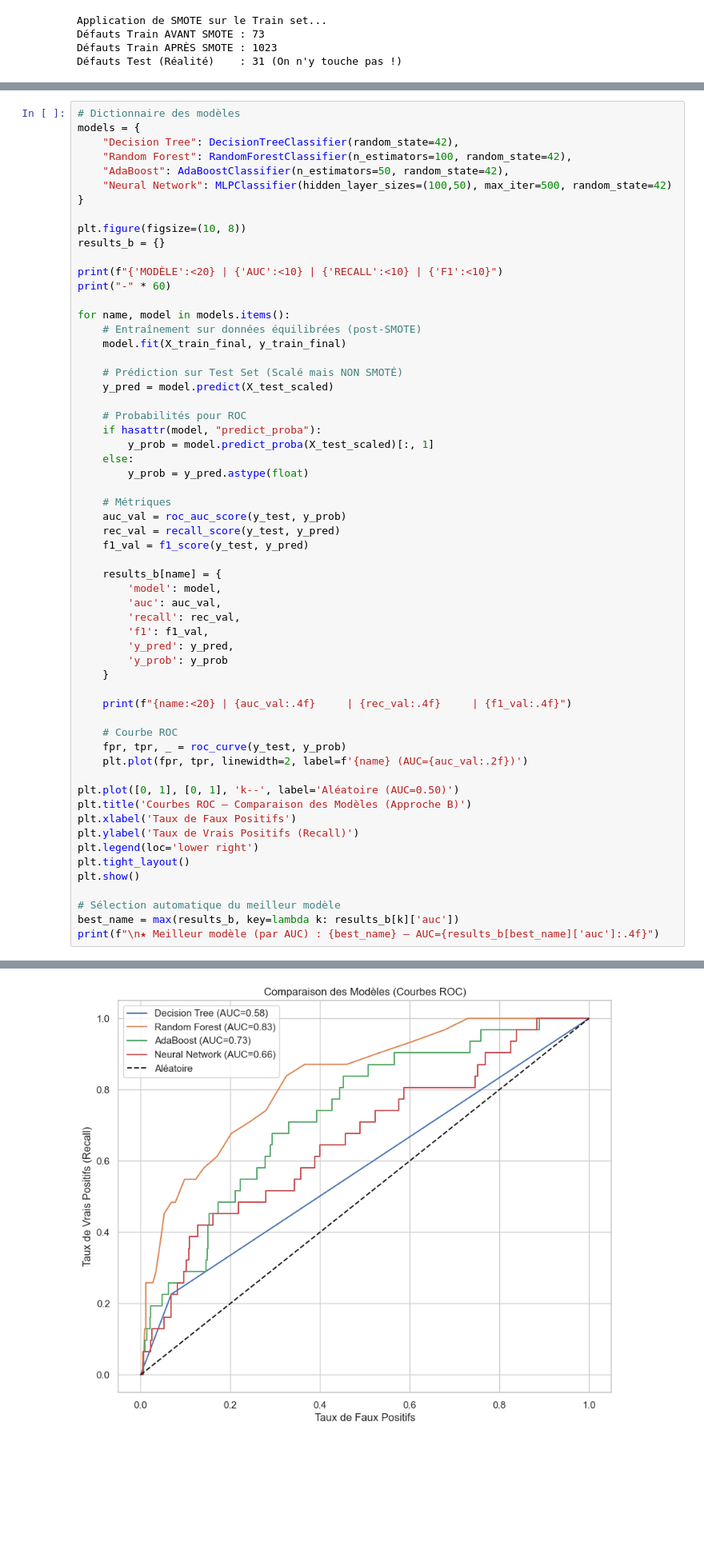
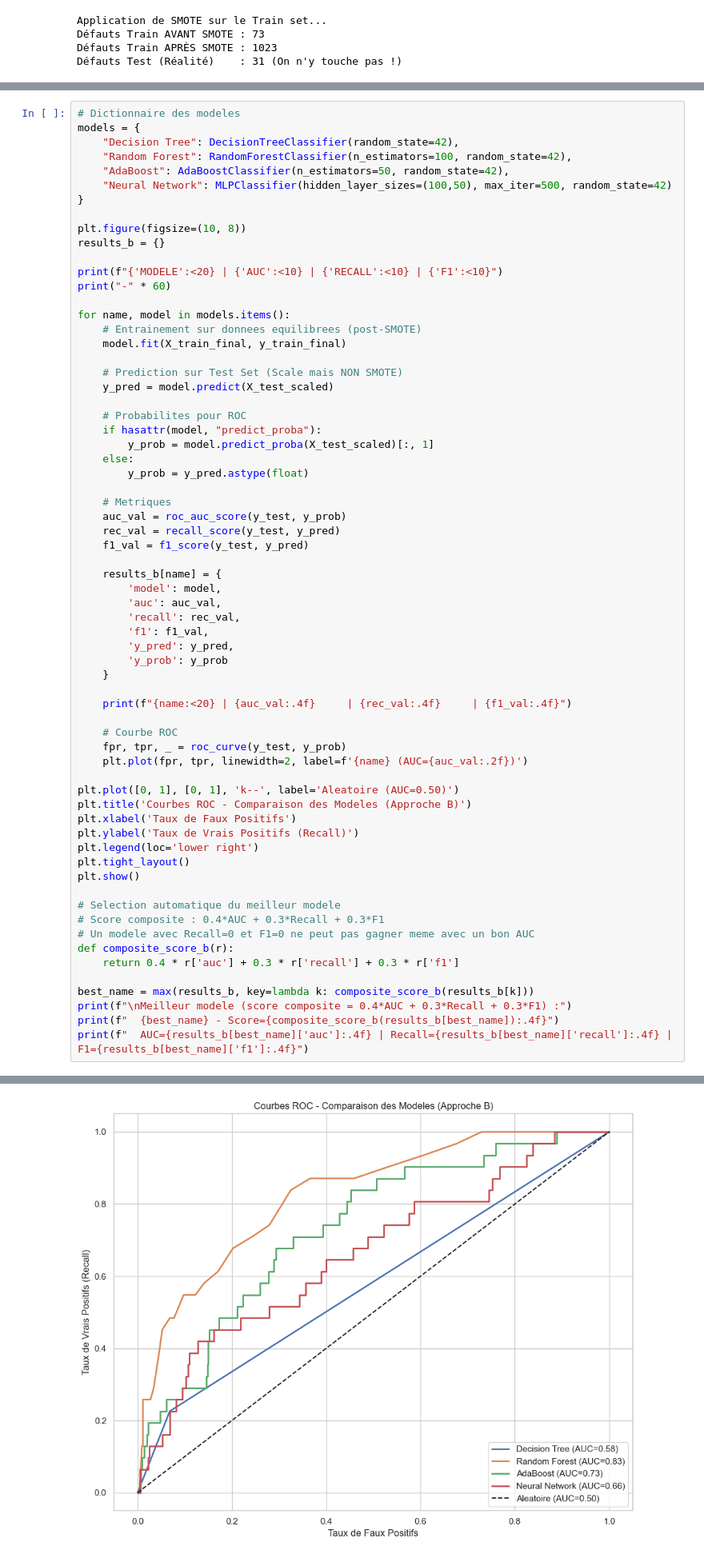
Before and after one commit to Othmane197/TP-Machine-Learning-SECOM, a Jupyter notebook: SplitB.ipynb, the cells around one changed output, grey strips where cells are left out. Shown at 80% size. Saved outputs shown, nothing was run; the diff lists cells and outputs as text; blank space fills up the shorter version.

```diff
--- a/SplitB.ipynb
+++ b/SplitB.ipynb
@@ -109,7 +109,7 @@ Défauts Test (Réalité)    : 31 (On n'y touche pas !)
 
 On entraîne les 4 modèles sur les données équilibrées (post-SMOTE) et on évalue sur le test set (scalé mais **non** SMOTÉ).
 # %%
-# Dictionnaire des modèles
+# Dictionnaire des modeles
 models = {
     "Decision Tree": DecisionTreeClassifier(random_state=42),
     "Random Forest": RandomForestClassifier(n_estimators=100, random_state=42),
@@ -120,23 +120,23 @@ models = {
 plt.figure(figsize=(10, 8))
 results_b = {}
 
-print(f"{'MODÈLE':<20} | {'AUC':<10} | {'RECALL':<10} | {'F1':<10}")
+print(f"{'MODELE':<20} | {'AUC':<10} | {'RECALL':<10} | {'F1':<10}")
 print("-" * 60)
 
 for name, model in models.items():
-    # Entraînement sur données équilibrées (post-SMOTE)
+    # Entrainement sur donnees equilibrees (post-SMOTE)
     model.fit(X_train_final, y_train_final)
 
-    # Prédiction sur Test Set (Scalé mais NON SMOTÉ)
+    # Prediction sur Test Set (Scale mais NON SMOTE)
     y_pred = model.predict(X_test_scaled)
 
-    # Probabilités pour ROC
+    # Probabilites pour ROC
     if hasattr(model, "predict_proba"):
         y_prob = model.predict_proba(X_test_scaled)[:, 1]
     else:
         y_prob = y_pred.astype(float)
 
-    # Métriques
+    # Metriques
     auc_val = roc_auc_score(y_test, y_prob)
     rec_val = recall_score(y_test, y_pred)
     f1_val = f1_score(y_test, y_pred)
@@ -156,15 +156,22 @@ for name, model in models.items():
     fpr, tpr, _ = roc_curve(y_test, y_prob)
     plt.plot(fpr, tpr, linewidth=2, label=f'{name} (AUC={auc_val:.2f})')
 
-plt.plot([0, 1], [0, 1], 'k--', label='Aléatoire (AUC=0.50)')
-plt.title('Courbes ROC — Comparaison des Modèles (Approche B)')
+plt.plot([0, 1], [0, 1], 'k--', label='Aleatoire (AUC=0.50)')
+plt.title('Courbes ROC - Comparaison des Modeles (Approche B)')
 plt.xlabel('Taux de Faux Positifs')
 plt.ylabel('Taux de Vrais Positifs (Recall)')
 plt.legend(loc='lower right')
 plt.tight_layout()
 plt.show()
 
-# Sélection automatique du meilleur modèle
-best_name = max(results_b, key=lambda k: results_b[k]['auc'])
-print(f"\n★ Meilleur modèle (par AUC) : {best_name} — AUC={results_b[best_name]['auc']:.4f}")
+# Selection automatique du meilleur modele
+# Score composite : 0.4*AUC + 0.3*Recall + 0.3*F1
+# Un modele avec Recall=0 et F1=0 ne peut pas gagner meme avec un bon AUC
+def composite_score_b(r):
+    return 0.4 * r['auc'] + 0.3 * r['recall'] + 0.3 * r['f1']
+
+best_name = max(results_b, key=lambda k: composite_score_b(results_b[k]))
+print(f"\nMeilleur modele (score composite = 0.4*AUC + 0.3*Recall + 0.3*F1) :")
+print(f"  {best_name} - Score={composite_score_b(results_b[best_name]):.4f}")
+print(f"  AUC={results_b[best_name]['auc']:.4f} | Recall={results_b[best_name]['recall']:.4f} | F1={results_b[best_name]['f1']:.4f}")
 # %% [output]
@@ -172,6 +179,6 @@ MODÈLE               | AUC        | RECALL     | F1
 ------------------------------------------------------------
 Decision Tree        | 0.5788     | 0.2258     | 0.2059
 Random Forest        | 0.8271     | 0.0000     | 0.0000
 AdaBoost             | 0.7337     | 0.2581     | 0.2192
 Neural Network       | 0.6625     | 0.1290     | 0.1633
-[figure, old version]
+[figure, new version]
```
Also changed, not shown: parts of 4 cells of this notebook, 2 other files.
